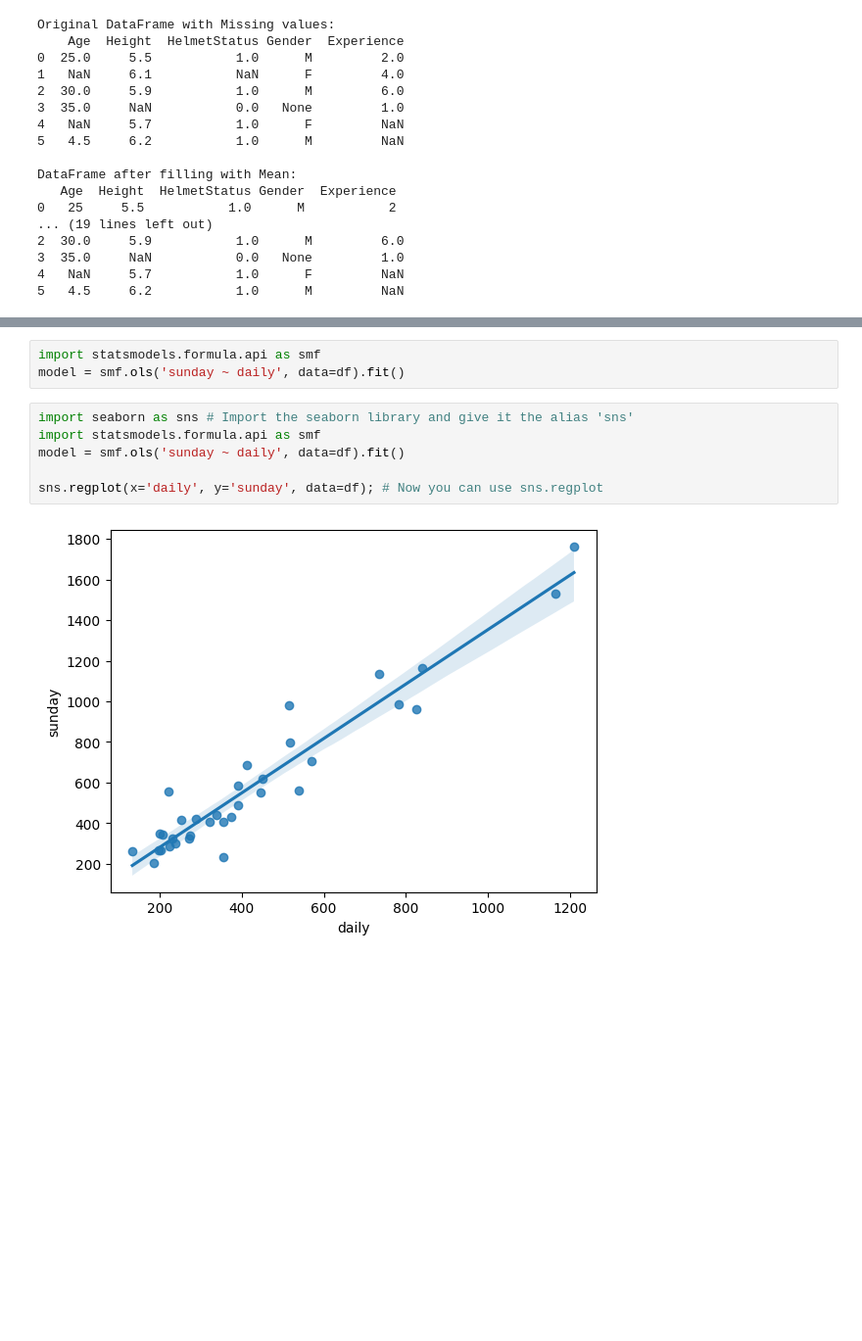
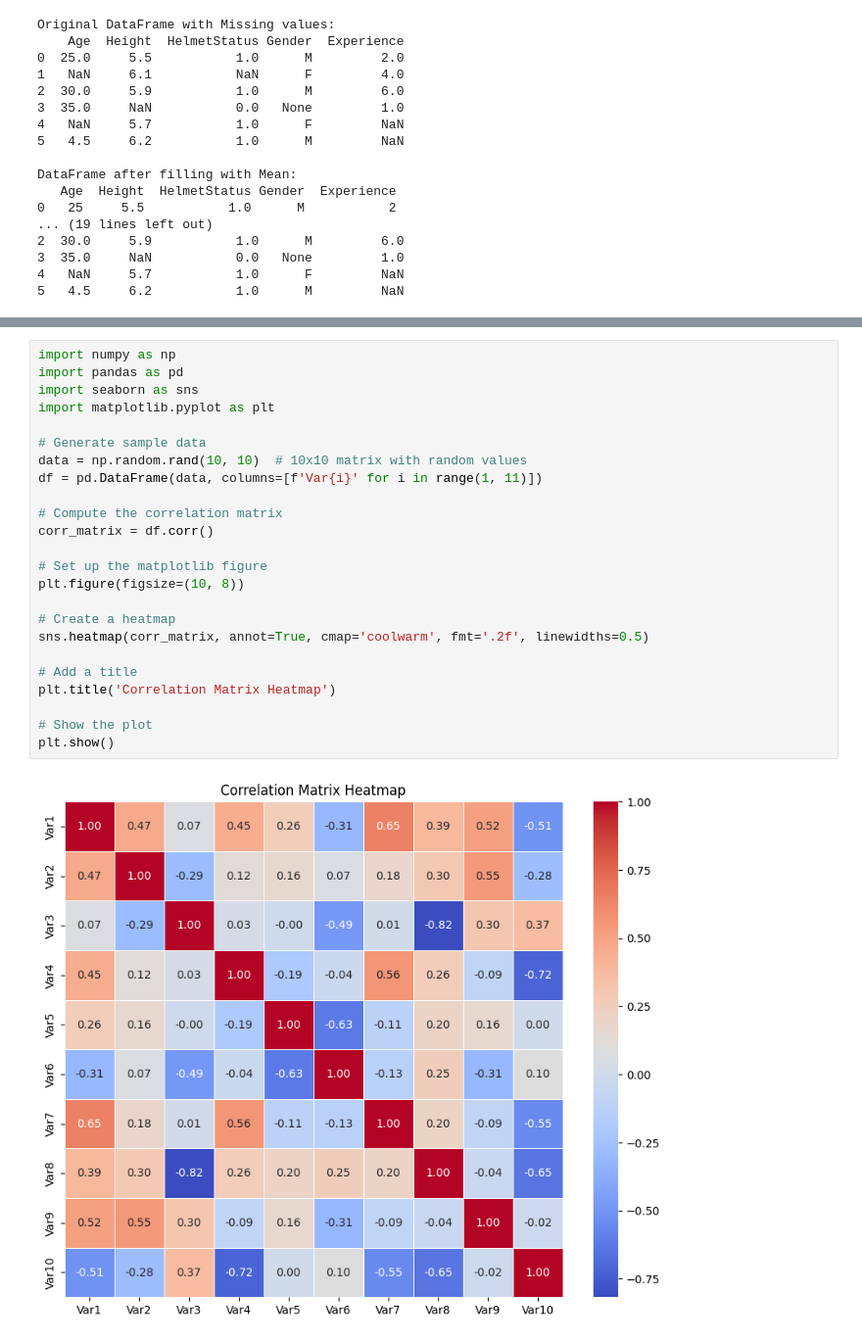
Before and after one commit to madhan2707/ML-with-flask, a Jupyter notebook: ad.ipynb, the cells around one changed output, grey strips where cells are left out. Shown at 98% size. Cells and saved outputs as stored; diff of their text form; blank space fills up the shorter version.

```diff
--- a/ad.ipynb
+++ b/ad.ipynb
@@ -628,11 +561,26 @@ Notes:
-# %%
-import statsmodels.formula.api as smf
-model = smf.ols('sunday ~ daily', data=df).fit()
-# %%
-import seaborn as sns # Import the seaborn library and give it the alias 'sns'
-import statsmodels.formula.api as smf
-model = smf.ols('sunday ~ daily', data=df).fit()
-
-sns.regplot(x='daily', y='sunday', data=df); # Now you can use sns.regplot
-# %% [output]
-[figure, removed]
+# %%
+import numpy as np
+import pandas as pd
+import seaborn as sns
+import matplotlib.pyplot as plt
+
+# Generate sample data
+data = np.random.rand(10, 10)  # 10x10 matrix with random values
+df = pd.DataFrame(data, columns=[f'Var{i}' for i in range(1, 11)])
+
+# Compute the correlation matrix
+corr_matrix = df.corr()
+
+# Set up the matplotlib figure
+plt.figure(figsize=(10, 8))
+
+# Create a heatmap
+sns.heatmap(corr_matrix, annot=True, cmap='coolwarm', fmt='.2f', linewidths=0.5)
+
+# Add a title
+plt.title('Correlation Matrix Heatmap')
+
+# Show the plot
+plt.show()
+# %% [output]
+[figure, added]
```
Also changed, not shown: parts of 3 cells of this notebook.
